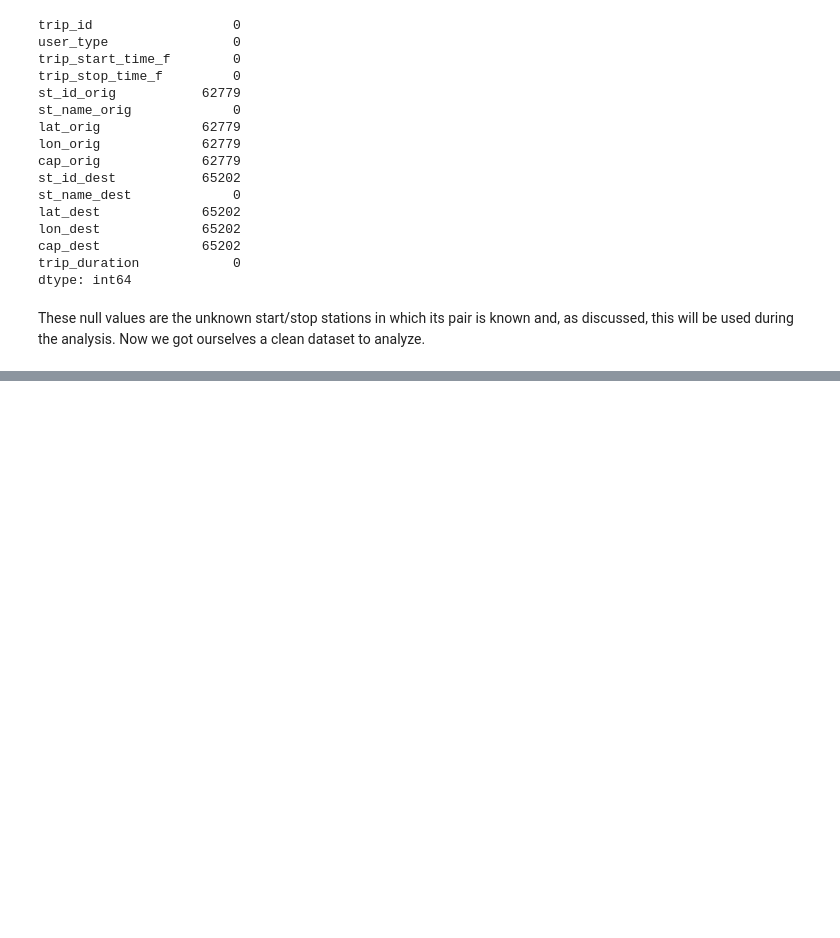
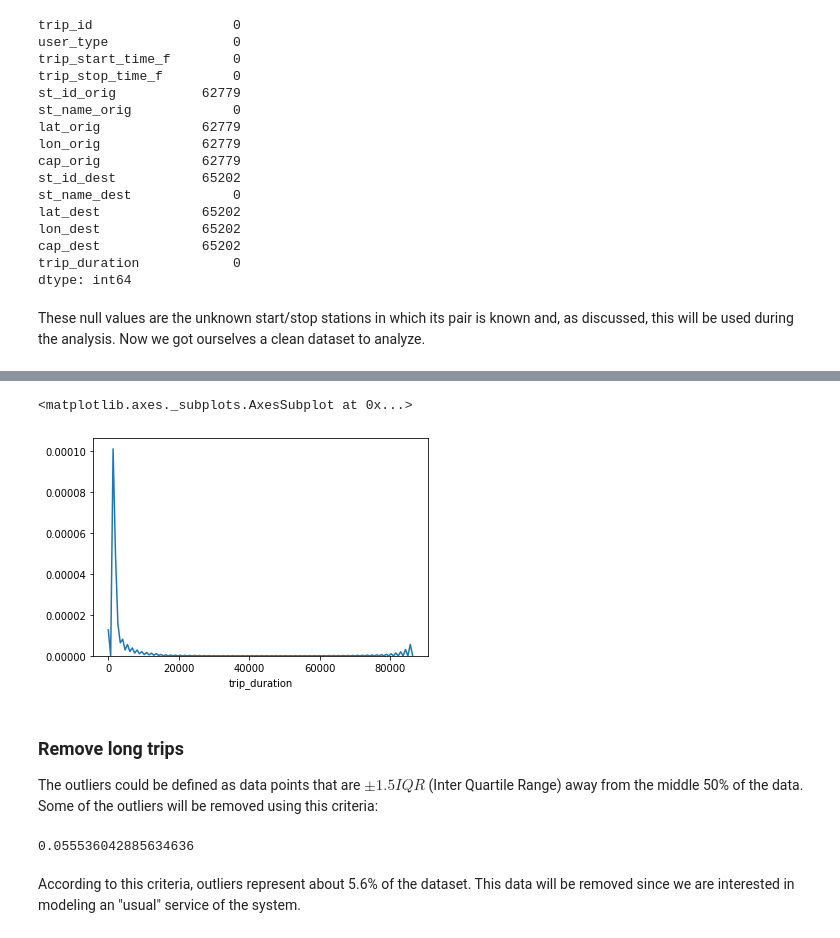
Before and after one commit to josescuderoh/bikeshare-replenishment-forecast, a Jupyter notebook: Code/Preprocessing.ipynb, the cells around one changed output, grey strips where cells are left out. Saved outputs shown, nothing was run; the diff lists cells and outputs as text; code cells hidden in the pictures; blank space fills up the shorter version.

```diff
--- a/Code/Preprocessing.ipynb
+++ b/Code/Preprocessing.ipynb
@@ -687,0 +712,26 @@ These null values are the unknown start/stop stations in which its pair is known
+# %%
+#Now plot the new distribution of trips
+sns.distplot(bike_df.trip_duration, hist=False)
+# %% [output]
+<matplotlib.axes._subplots.AxesSubplot at 0x...>
+[figure, added]
+# %% [markdown]
+### Remove long trips
+
+The outliers could be defined as data points that are $±1.5 IQR$ (Inter Quartile Range) away from the middle 50% of the data. Some of the outliers will be removed using this criteria:
+# %%
+# Get 25th and 75th quantile
+q1 = bike_df.trip_duration.quantile(0.25)
+q3 = bike_df.trip_duration.quantile(0.75)
+
+# Calculate IQR
+IQR = q3 - q1
+
+#Get the percentage of data within this category
+bike_df[((bike_df.trip_duration < (q1 - 1.5 * IQR)) | \
+                                     (bike_df.trip_duration > (q3 + 1.5 * IQR)))] \
+.reset_index(drop=True).shape[0]/bike_df.shape[0]
+# %% [output]
+0.055536042885634636
+# %% [markdown]
+According to this criteria, outliers represent about 5.6% of the dataset. This data will be removed since we are interested in modeling an "usual" service of the system.
```
Also changed, not shown: parts of 13 cells of this notebook, 1 other file.
